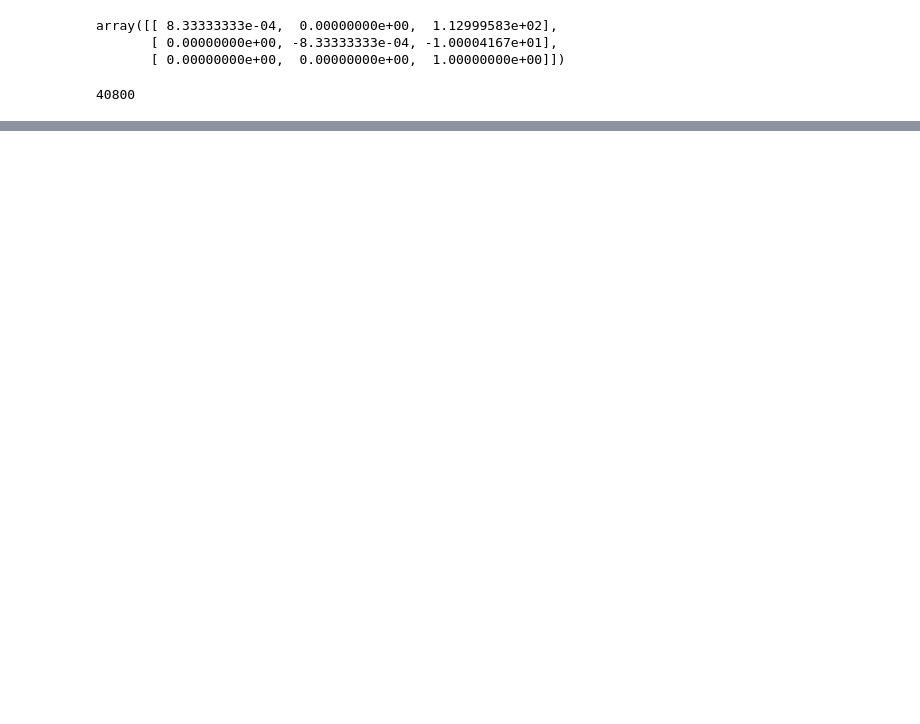
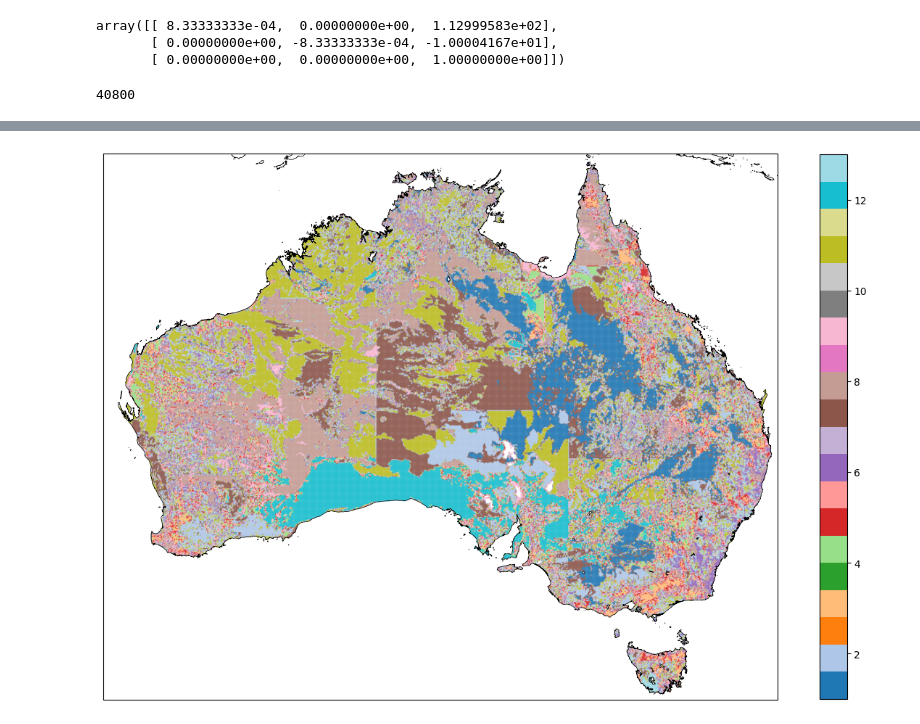
Before and after one commit to Matei-Stoica-Uni/Capstone-Case-Study---Australia, a Jupyter notebook: extracting new soil data.ipynb, the cells around one changed output, grey strips where cells are left out. Cells and saved outputs as stored; diff of their text form; code cells hidden in the pictures; blank space fills up the shorter version.

Commit message:
Interpolated new data to fit gridded data resolution. Added new, updated gridded data file. Added soil refernce key to capstone notebook (numbers to soil type).

```diff
--- a/extracting new soil data.ipynb
+++ b/extracting new soil data.ipynb
@@ -125,0 +96,7 @@ plt.show()
+# %%
+soils=pd.unique(griddata['Soil_class'])
+numbers=[11,10,9,8,13,5,6,4,3,12,2,7,1]
+
+soil_numbers= dict(zip(soils, numbers))
+griddata.replace(to_replace=soil_numbers, inplace=True)
+griddata
@@ -125,0 +117,18 @@ plt.show()
+# %%
+coordinates = (112, 154, -44, -10)
+
+
+plt.figure(figsize=(15, 15))
+m = Basemap(
+    llcrnrlon=coordinates[0], llcrnrlat=coordinates[2],
+    urcrnrlon=coordinates[1], urcrnrlat=coordinates[3],
+    resolution='f')
+ax = plt.axes(projection=ccrs.PlateCarree())
+m.drawcoastlines(linewidth=.5)
+cax=ax.scatter(griddata['Longitude'], griddata['Latitude'], s=0.1, c=griddata['Soil_class'], cmap='tab20')
+ax.set_xlim(112,154)
+ax.set_ylim(-44,-10)
+plt.colorbar(cax, shrink=0.65)
+plt.show()
+# %% [output]
+[figure, added]
```
Also changed, not shown: parts of 16 cells of this notebook, 3 other files.
